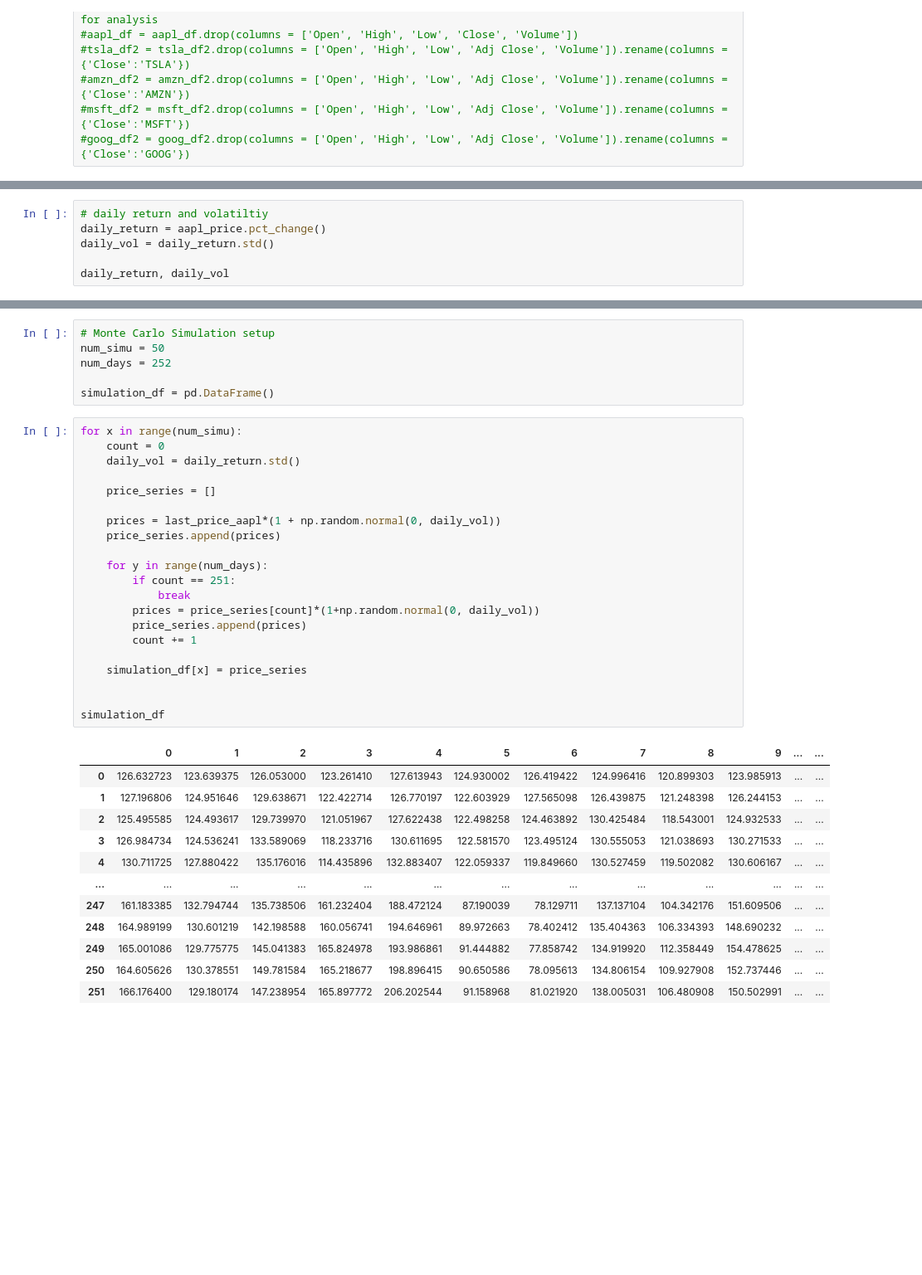
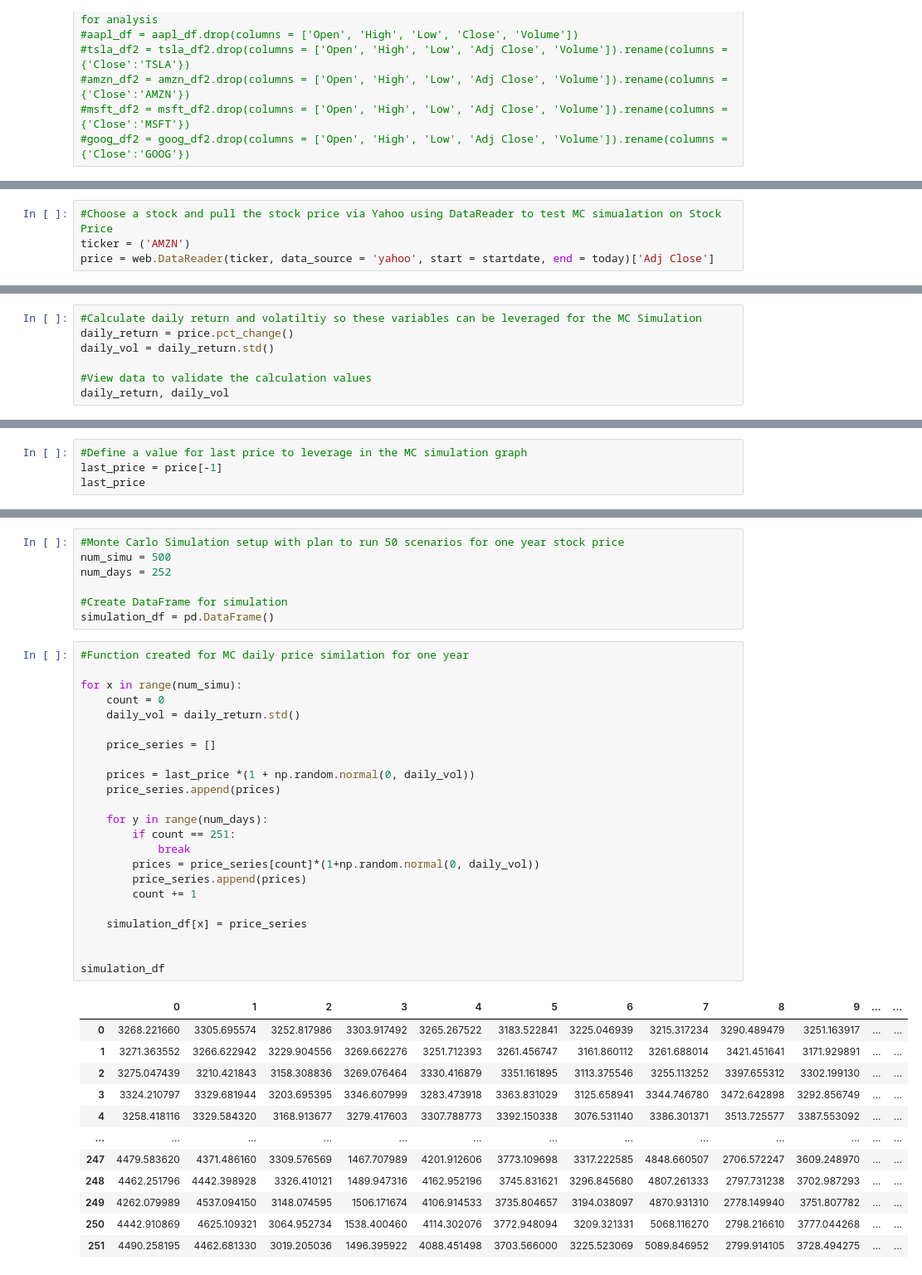
Before and after one commit to andyliang245/DCF, a Jupyter notebook: MCPriceSim_proof_concept.ipynb, the cells around one changed output, grey strips where cells are left out. Shown: that part at 83% size. Drawn from its saved outputs; the diff is of its cells as text; blank space fills up the shorter version.

```diff
--- a/MCPriceSim_proof_concept.ipynb
+++ b/MCPriceSim_proof_concept.ipynb
@@ -66,0 +50,4 @@ Name: Adj Close, Length: 1259, dtype: float64
+# %%
+#Choose a stock and pull the stock price via Yahoo using DataReader to test MC simualation on Stock Price
+ticker = ('AMZN')
+price = web.DataReader(ticker, data_source = 'yahoo', start = startdate, end = today)['Adj Close']
@@ -67,8 +71,9 @@ Name: Adj Close, Length: 1259, dtype: float64
 # %%
-# daily return and volatiltiy
-daily_return = aapl_price.pct_change()
+#Calculate daily return and volatiltiy so these variables can be leveraged for the MC Simulation
+daily_return = price.pct_change()
 daily_vol = daily_return.std()
 
+#View data to validate the calculation values
 daily_return, daily_vol
 # %% [output]
 (Date
@@ -92,0 +93,4 @@ last_price_aapl
+# %%
+#Define a value for last price to leverage in the MC simulation graph
+last_price = price[-1]
+last_price
@@ -93,40 +99,43 @@ last_price_aapl
 # %%
-# Monte Carlo Simulation setup
-num_simu = 50
+#Monte Carlo Simulation setup with plan to run 50 scenarios for one year stock price
+num_simu = 500
 num_days = 252
 
+#Create DataFrame for simulation
 simulation_df = pd.DataFrame()
 # %%
+#Function created for MC daily price similation for one year
+
 for x in range(num_simu):
     count = 0
     daily_vol = daily_return.std()
 
     price_series = []
 
-    prices = last_price_aapl*(1 + np.random.normal(0, daily_vol))
+    prices = last_price *(1 + np.random.normal(0, daily_vol))
     price_series.append(prices)
 
     for y in range(num_days):
         if count == 251:
             break
         prices = price_series[count]*(1+np.random.normal(0, daily_vol))
         price_series.append(prices)
         count += 1
 
     simulation_df[x] = price_series
 
 
 simulation_df
 # %% [output]
 |  | 0 | 1 | 2 | 3 | 4 | 5 | 6 | 7 | 8 | 9 | ... | ... |
-| 0 | 126.632723 | 123.639375 | 126.053000 | 123.261410 | 127.613943 | 124.930002 | 126.419422 | 124.996416 | 120.899303 | 123.985913 | ... | ... |
-| 1 | 127.196806 | 124.951646 | 129.638671 | 122.422714 | 126.770197 | 122.603929 | 127.565098 | 126.439875 | 121.248398 | 126.244153 | ... | ... |
-| 2 | 125.495585 | 124.493617 | 129.739970 | 121.051967 | 127.622438 | 122.498258 | 124.463892 | 130.425484 | 118.543001 | 124.932533 | ... | ... |
-| 3 | 126.984734 | 124.536241 | 133.589069 | 118.233716 | 130.611695 | 122.581570 | 123.495124 | 130.555053 | 121.038693 | 130.271533 | ... | ... |
-| 4 | 130.711725 | 127.880422 | 135.176016 | 114.435896 | 132.883407 | 122.059337 | 119.849660 | 130.527459 | 119.502082 | 130.606167 | ... | ... |
+| 0 | 3268.221660 | 3305.695574 | 3252.817986 | 3303.917492 | 3265.267522 | 3183.522841 | 3225.046939 | 3215.317234 | 3290.489479 | 3251.163917 | ... | ... |
+| 1 | 3271.363552 | 3266.622942 | 3229.904556 | 3269.662276 | 3251.712393 | 3261.456747 | 3161.860112 | 3261.688014 | 3421.451641 | 3171.929891 | ... | ... |
+| 2 | 3275.047439 | 3210.421843 | 3158.308836 | 3269.076464 | 3330.416879 | 3351.161895 | 3113.375546 | 3255.113252 | 3397.655312 | 3302.199130 | ... | ... |
+| 3 | 3324.210797 | 3329.681944 | 3203.695395 | 3346.607999 | 3283.473918 | 3363.831029 | 3125.658941 | 3344.746780 | 3472.642898 | 3292.856749 | ... | ... |
+| 4 | 3258.418116 | 3329.584320 | 3168.913677 | 3279.417603 | 3307.788773 | 3392.150338 | 3076.531140 | 3386.301371 | 3513.725577 | 3387.553092 | ... | ... |
 | ... | ... | ... | ... | ... | ... | ... | ... | ... | ... | ... | ... | ... |
-| 247 | 161.183385 | 132.794744 | 135.738506 | 161.232404 | 188.472124 | 87.190039 | 78.129711 | 137.137104 | 104.342176 | 151.609506 | ... | ... |
-| 248 | 164.989199 | 130.601219 | 142.198588 | 160.056741 | 194.646961 | 89.972663 | 78.402412 | 135.404363 | 106.334393 | 148.690232 | ... | ... |
-| 249 | 165.001086 | 129.775775 | 145.041383 | 165.824978 | 193.986861 | 91.444882 | 77.858742 | 134.919920 | 112.358449 | 154.478625 | ... | ... |
-| 250 | 164.605626 | 130.378551 | 149.781584 | 165.218677 | 198.896415 | 90.650586 | 78.095613 | 134.806154 | 109.927908 | 152.737446 | ... | ... |
-| 251 | 166.176400 | 129.180174 | 147.238954 | 165.897772 | 206.202544 | 91.158968 | 81.021920 | 138.005031 | 106.480908 | 150.502991 | ... | ... |
+| 247 | 4479.583620 | 4371.486160 | 3309.576569 | 1467.707989 | 4201.912606 | 3773.109698 | 3317.222585 | 4848.660507 | 2706.572247 | 3609.248970 | ... | ... |
+| 248 | 4462.251796 | 4442.398928 | 3326.410121 | 1489.947316 | 4162.952196 | 3745.831621 | 3296.845680 | 4807.261333 | 2797.731238 | 3702.987293 | ... | ... |
+| 249 | 4262.079989 | 4537.094150 | 3148.074595 | 1506.171674 | 4106.914533 | 3735.804657 | 3194.038097 | 4870.931310 | 2778.149940 | 3751.807782 | ... | ... |
+| 250 | 4442.910869 | 4625.109321 | 3064.952734 | 1538.400460 | 4114.302076 | 3772.948094 | 3209.321331 | 5068.116270 | 2798.216610 | 3777.044268 | ... | ... |
+| 251 | 4490.258195 | 4462.681330 | 3019.205036 | 1496.395922 | 4088.451498 | 3703.566000 | 3225.523069 | 5089.846952 | 2799.914105 | 3728.494275 | ... | ... |
```
Also changed, not shown: parts of 13 cells of this notebook, 1 other file.
